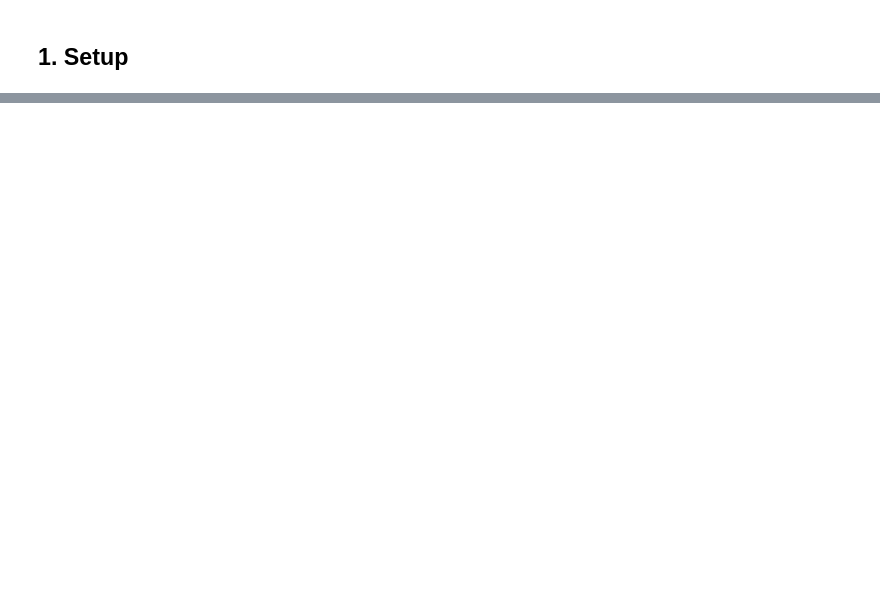
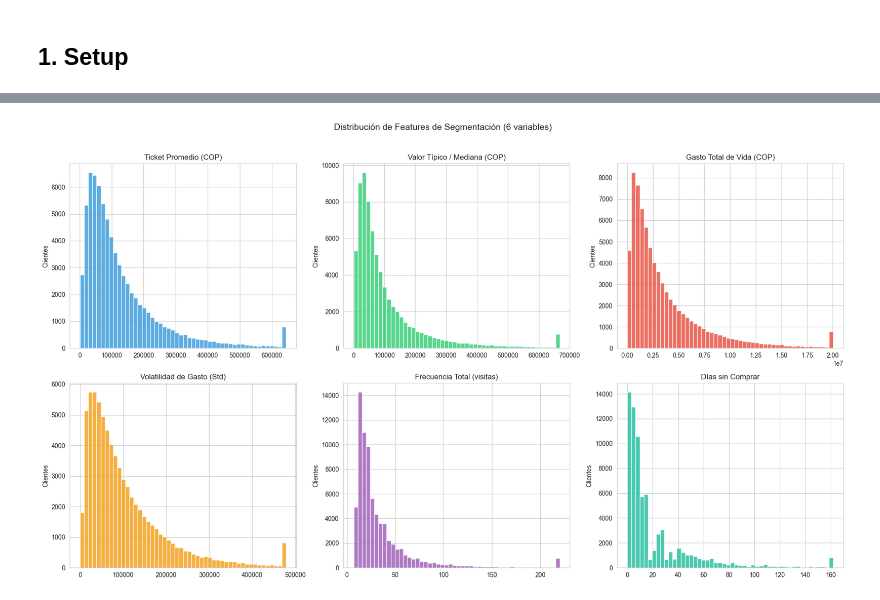
Before and after one commit to jdrincone/euro-supermercados, a Jupyter notebook: notebooks/02_segmentacion_clientes.ipynb, the cells around one changed output, grey strips where cells are left out. Drawn from its saved outputs; the diff is of its cells as text; code cells hidden in the pictures; blank space fills up the shorter version.

```diff
--- a/notebooks/02_segmentacion_clientes.ipynb
+++ b/notebooks/02_segmentacion_clientes.ipynb
@@ -615,0 +199,25 @@ uv run python src/train_recommender_by_clustering.py --config params.yaml
+# %%
+# Extraer tickets únicos
+# tiket_price es el valor TOTAL del ticket (mismo para todos los ítems),
+# por eso usamos drop_duplicates para no contar el mismo ticket N veces.
+df_tickets = df_master[["tiket_id", "user_id", "tiket_price", "date_sale"]].drop_duplicates()
+
+print(f"Tickets únicos: {len(df_tickets):,}")
+print(f"Ticket promedio global: ${df_tickets['tiket_price'].mean():,.0f}")
+print(f"Ticket mediana global:  ${df_tickets['tiket_price'].median():,.0f}")
+
+# Features por usuario (idéntico a la metodología de eda.ipynb)
+ref_date = df_tickets["date_sale"].max()
+
+user_features = df_tickets.groupby("user_id").agg({
+    "tiket_price": ["mean", "median", "sum", "std"],
+    "tiket_id": "count",
+    "date_sale": lambda x: (ref_date - x.max()).days,
+}).fillna(0)
+
+user_features.columns = FEATURE_COLS
+
+print(f"\nFeatures calculadas para {len(user_features):,} clientes")
+print(f"Fecha de referencia: {ref_date.date()}")
+print()
+user_features.describe().round(1)
@@ -615,0 +240,21 @@ uv run python src/train_recommender_by_clustering.py --config params.yaml
+# %%
+# Distribución de las 6 features
+fig, axes = plt.subplots(2, 3, figsize=(18, 10))
+titles = [
+    "Ticket Promedio (COP)", "Valor Típico / Mediana (COP)",
+    "Gasto Total de Vida (COP)", "Volatilidad de Gasto (Std)",
+    "Frecuencia Total (visitas)", "Días sin Comprar",
+]
+colors = ["#3498db", "#2ecc71", "#e74c3c", "#f39c12", "#9b59b6", "#1abc9c"]
+
+for ax, col, title, color in zip(axes.flat, FEATURE_COLS, titles, colors):
+    data = user_features[col].clip(upper=user_features[col].quantile(0.99))
+    data.hist(bins=50, ax=ax, color=color, edgecolor="white", alpha=0.8)
+    ax.set_title(title, fontsize=12)
+    ax.set_ylabel("Clientes")
+
+plt.suptitle("Distribución de Features de Segmentación (6 variables)", fontsize=14, y=1.02)
+plt.tight_layout()
+plt.show()
+# %% [output]
+[figure, added]
```
Also changed, not shown: parts of 60 cells of this notebook, 3 other files.
